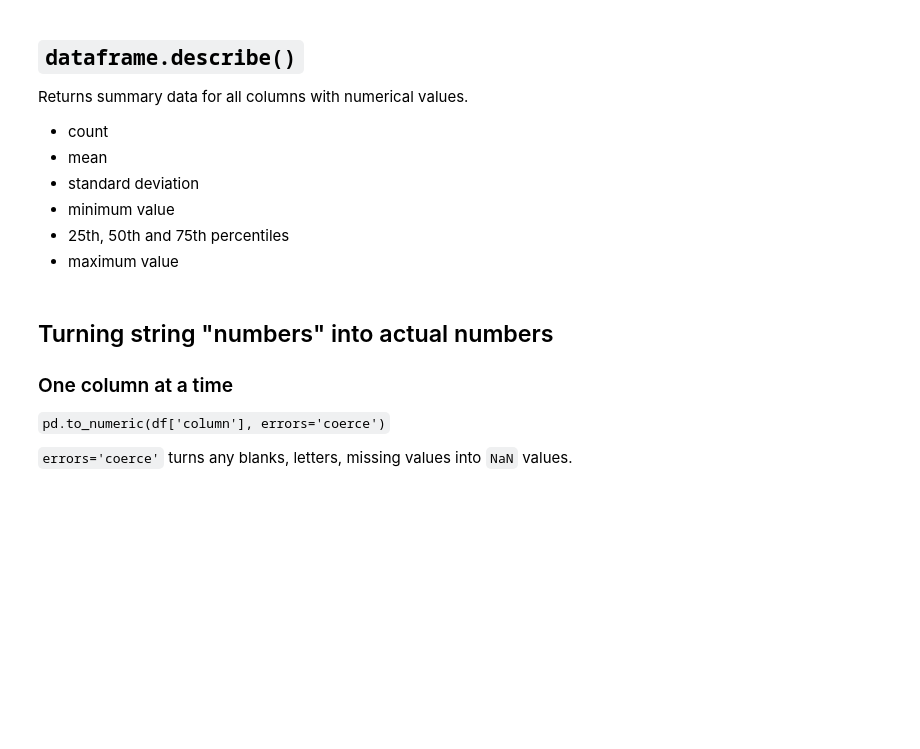
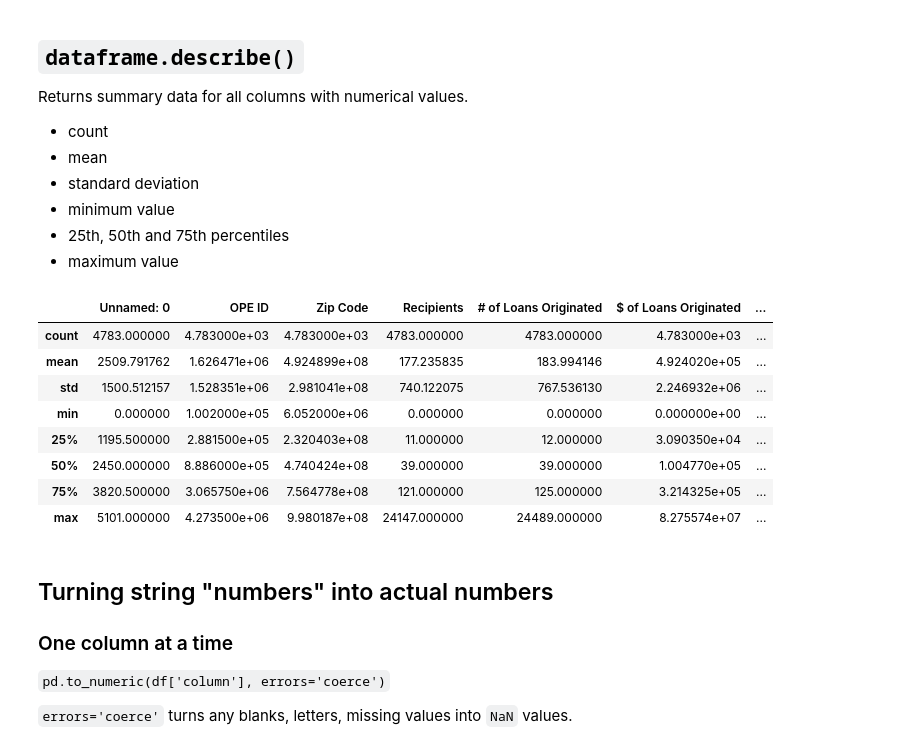
Before and after one commit to gbsmail/2023-data-spring, a Jupyter notebook: demos/wk05-foundational-analsysis-BLANK.ipynb, the cells around one changed output. Drawn from its saved outputs; the diff is of its cells as text; code cells hidden in the pictures; blank space fills up the shorter version.

```diff
--- a/demos/wk05-foundational-analsysis-BLANK.ipynb
+++ b/demos/wk05-foundational-analsysis-BLANK.ipynb
@@ -42,6 +110,18 @@ Returns summary data for all columns with numerical values.
 - maximum value
 # %%
 ## describe our dataframe
+## can look confusing because it's taking zip codes and calculating it. describe works if you have all #s
+dfx.describe()
+# %% [output]
+|  | Unnamed: 0 | OPE ID | Zip Code | Recipients | # of Loans Originated | $ of Loans Originated | ... |
+| count | 4783.000000 | 4.783000e+03 | 4.783000e+03 | 4783.000000 | 4783.000000 | 4.783000e+03 | ... |
+| mean | 2509.791762 | 1.626471e+06 | 4.924899e+08 | 177.235835 | 183.994146 | 4.924020e+05 | ... |
+| std | 1500.512157 | 1.528351e+06 | 2.981041e+08 | 740.122075 | 767.536130 | 2.246932e+06 | ... |
+| min | 0.000000 | 1.002000e+05 | 6.052000e+06 | 0.000000 | 0.000000 | 0.000000e+00 | ... |
+| 25% | 1195.500000 | 2.881500e+05 | 2.320403e+08 | 11.000000 | 12.000000 | 3.090350e+04 | ... |
+| 50% | 2450.000000 | 8.886000e+05 | 4.740424e+08 | 39.000000 | 39.000000 | 1.004770e+05 | ... |
+| 75% | 3820.500000 | 3.065750e+06 | 7.564778e+08 | 121.000000 | 125.000000 | 3.214325e+05 | ... |
+| max | 5101.000000 | 4.273500e+06 | 9.980187e+08 | 24147.000000 | 24489.000000 | 8.275574e+07 | ... |
 # %% [markdown]
 ## Turning string "numbers" into actual numbers
 
```
Also changed, not shown: parts of 38 cells of this notebook, 1 other file.
